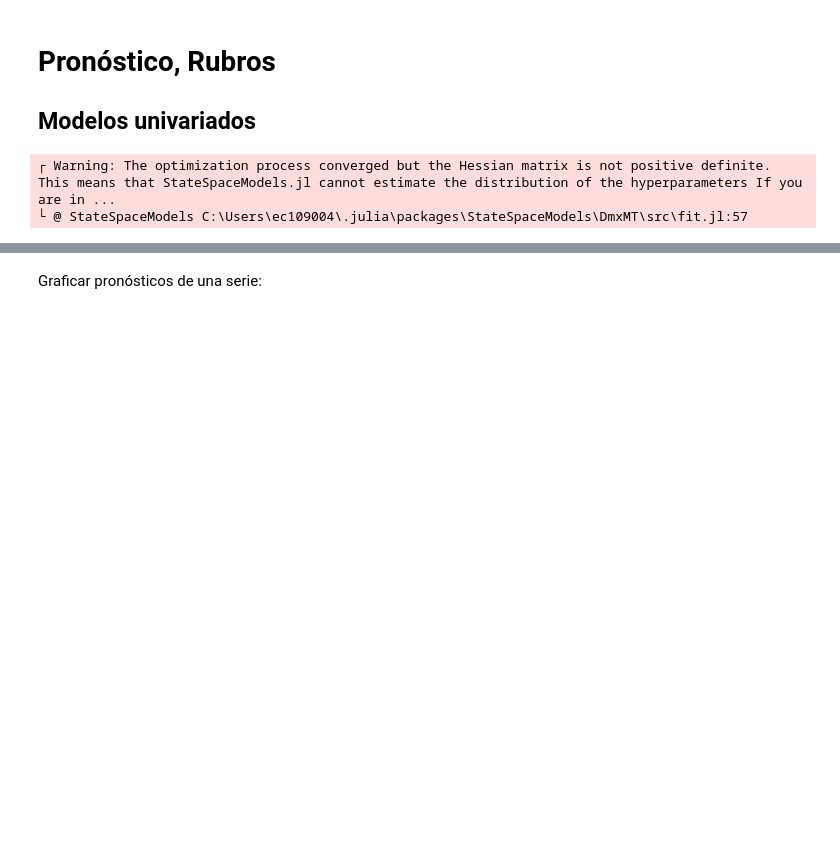
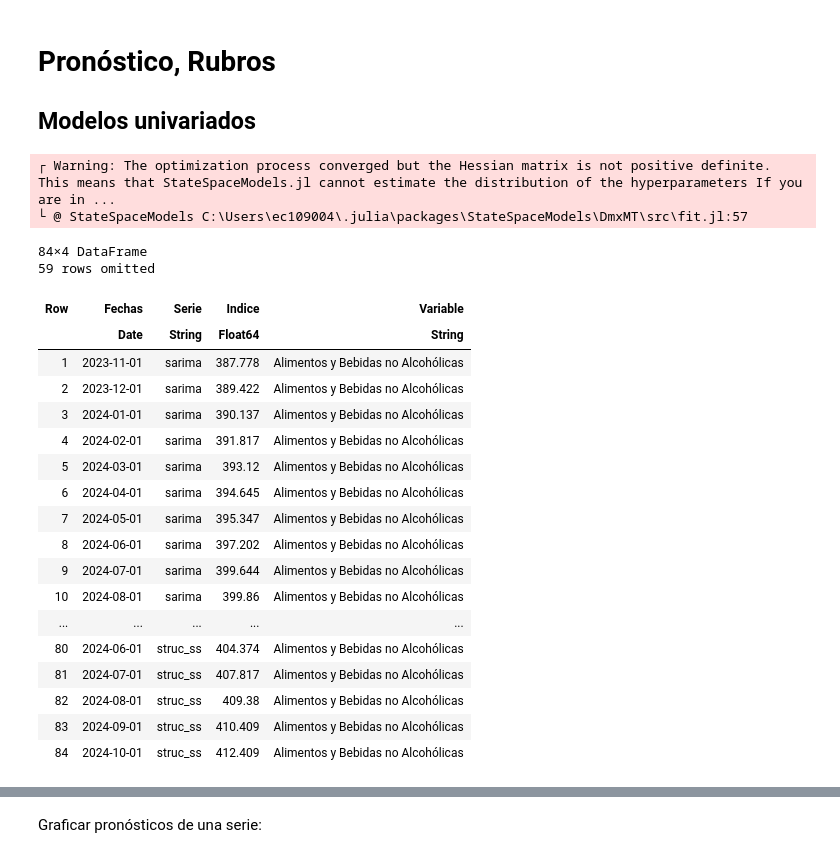
Before and after one commit to ElvisCasco/IPC_Honduras, a Jupyter notebook: Inflacion_Componentes_Webpage.ipynb, the cells around one changed output, grey strips where cells are left out. Cells and saved outputs as stored; diff of their text form; code cells hidden in the pictures; blank space fills up the shorter version.

```diff
--- a/Inflacion_Componentes_Webpage.ipynb
+++ b/Inflacion_Componentes_Webpage.ipynb
@@ -200,33 +202,55 @@ formato_tabla(data[end-20:end,7:end])
 # %%
 df_for = DataFrame()
 Threads.@threads for i in 1:size(df_cpi_grupos)[2]-1
-# i = 1
+	# i = 1
 	x = Vector(df_cpi_grupos[!,i+1])
 	seas = 12
 	steps_ahead = 12 # Número de meses a pronosticar
 	Fechas = Base.collect(
 		df_cpi_grupos[end,1] + Dates.Month(1):
 		Dates.Month(1):
 		df_cpi_grupos[end,1] + Dates.Month(steps_ahead))
 	df = univariate_models(x, seas, steps_ahead)
+
 	df = hcat(Fechas,df)
 	DataFrames.rename!(
 		df,
 		Base.names(df) .=>
 		vcat("Fechas",DataFrames.names(df)[2:end]));
 	df = DataFrames.stack(df,2:size(df)[2])
 	df = @chain df begin
 		DataFrames.rename(
 		:variable => :Serie,
 		:value => :Indice)
 	end
 	df.Variable .= names(df_cpi_grupos)[i+1]
 	append!(df_for,df)
 	return df_for
 end
+df_for
 # %% [output]
 ┌ Warning: The optimization process converged but the Hessian matrix is not positive definite. This means that StateSpaceModels.jl cannot estimate the distribution of the hyperparameters If you are in ...
 └ @ StateSpaceModels C:\Users\ec109004\.julia\packages\StateSpaceModels\DmxMT\src\fit.jl:57
+84×4 DataFrame
+59 rows omitted
+| Row | Fechas | Serie | Indice | Variable |
+|  | Date | String | Float64 | String |
+| 1 | 2023-11-01 | sarima | 387.778 | Alimentos y Bebidas no Alcohólicas |
+| 2 | 2023-12-01 | sarima | 389.422 | Alimentos y Bebidas no Alcohólicas |
+| 3 | 2024-01-01 | sarima | 390.137 | Alimentos y Bebidas no Alcohólicas |
+| 4 | 2024-02-01 | sarima | 391.817 | Alimentos y Bebidas no Alcohólicas |
+| 5 | 2024-03-01 | sarima | 393.12 | Alimentos y Bebidas no Alcohólicas |
+| 6 | 2024-04-01 | sarima | 394.645 | Alimentos y Bebidas no Alcohólicas |
+| 7 | 2024-05-01 | sarima | 395.347 | Alimentos y Bebidas no Alcohólicas |
+| 8 | 2024-06-01 | sarima | 397.202 | Alimentos y Bebidas no Alcohólicas |
+| 9 | 2024-07-01 | sarima | 399.644 | Alimentos y Bebidas no Alcohólicas |
+| 10 | 2024-08-01 | sarima | 399.86 | Alimentos y Bebidas no Alcohólicas |
+| ... | ... | ... | ... | ... |
+| 80 | 2024-06-01 | struc_ss | 404.374 | Alimentos y Bebidas no Alcohólicas |
+| 81 | 2024-07-01 | struc_ss | 407.817 | Alimentos y Bebidas no Alcohólicas |
+| 82 | 2024-08-01 | struc_ss | 409.38 | Alimentos y Bebidas no Alcohólicas |
+| 83 | 2024-09-01 | struc_ss | 410.409 | Alimentos y Bebidas no Alcohólicas |
+| 84 | 2024-10-01 | struc_ss | 412.409 | Alimentos y Bebidas no Alcohólicas |
 # %%
 df_cpi = DataFrames.stack(df_cpi_grupos,2:size(df_cpi_grupos)[2])
 df_cpi = @chain df_cpi begin
```
Also changed, not shown: parts of 9 cells of this notebook, 20 other files.
